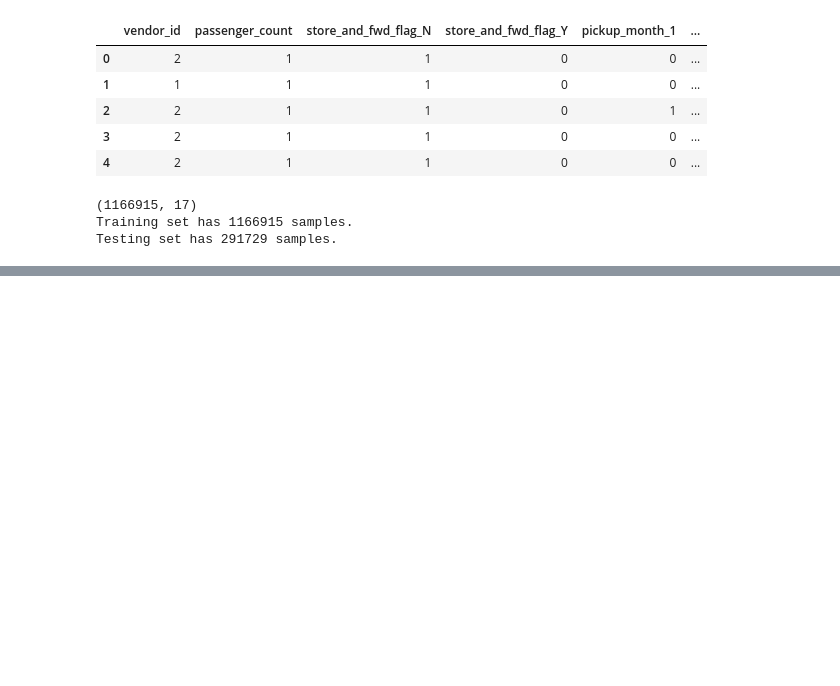
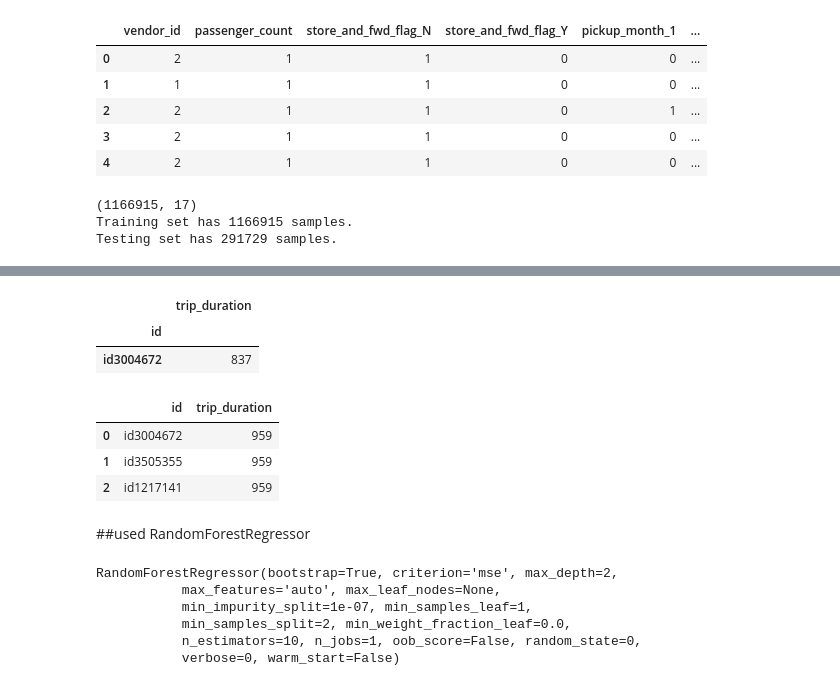
Before and after one commit to cautree/predict_taxi_duration, a Jupyter notebook: predict_taxi_time.ipynb, the cells around one changed output, grey strips where cells are left out. Drawn from its saved outputs; the diff is of its cells as text; code cells hidden in the pictures; blank space fills up the shorter version.

Commit message:
added regression forest

```diff
--- a/predict_taxi_time.ipynb
+++ b/predict_taxi_time.ipynb
@@ -338,0 +367,15 @@ print "Parameter 'max_depth' is {} for the optimal model.".format(reg.get_params
+# %%
+result_df.head(1)
+# %% [output]
+|  | trip_duration |
+| id |  |
+| id3004672 | 837 |
+# %%
+sample_sumission = pd.read_csv("sample_submission.csv")
+# %%
+sample_sumission.head(3)
+# %% [output]
+|  | id | trip_duration |
+| 0 | id3004672 | 959 |
+| 1 | id3505355 | 959 |
+| 2 | id1217141 | 959 |
@@ -338,0 +384,2 @@ print "Parameter 'max_depth' is {} for the optimal model.".format(reg.get_params
+# %% [markdown]
+##used  RandomForestRegressor
@@ -338,0 +390,9 @@ print "Parameter 'max_depth' is {} for the optimal model.".format(reg.get_params
+# %%
+regr.fit(X_train, y_train)
+# %% [output]
+RandomForestRegressor(bootstrap=True, criterion='mse', max_depth=2,
+           max_features='auto', max_leaf_nodes=None,
+           min_impurity_split=1e-07, min_samples_leaf=1,
+           min_samples_split=2, min_weight_fraction_leaf=0.0,
+           n_estimators=10, n_jobs=1, oob_score=False, random_state=0,
+           verbose=0, warm_start=False)
```
Also changed, not shown: parts of 16 cells of this notebook.
